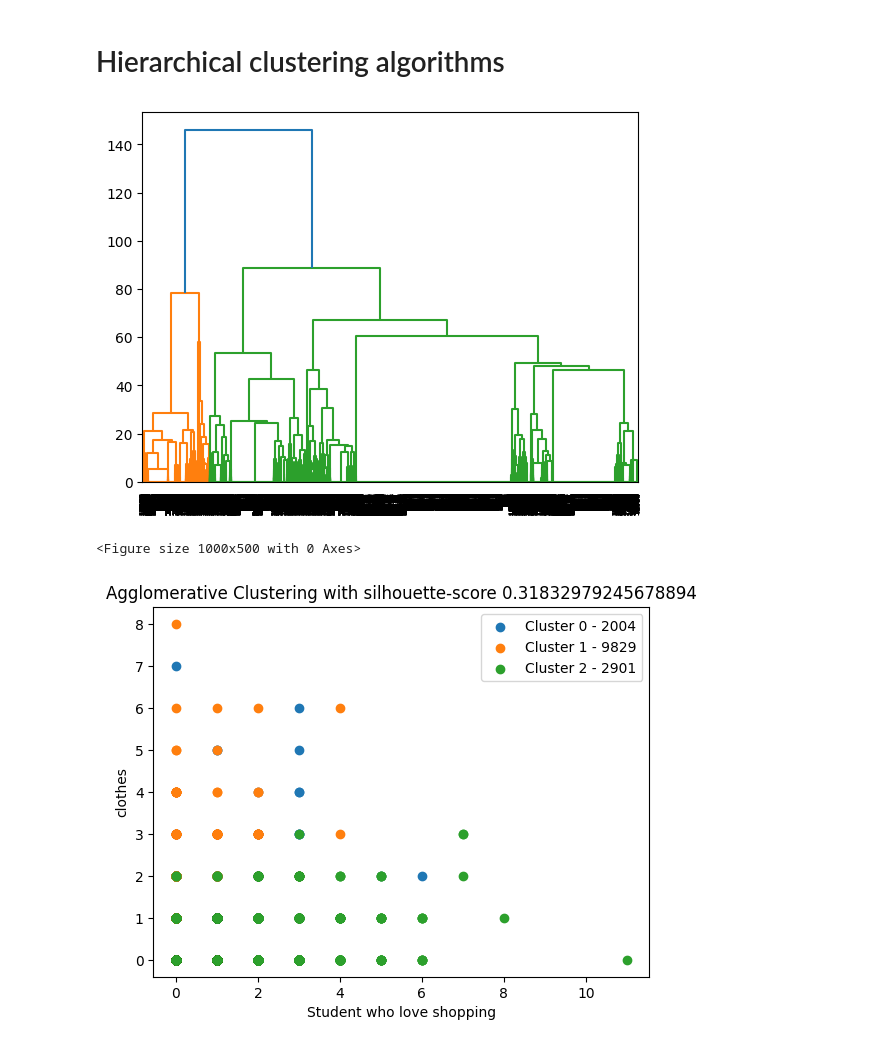
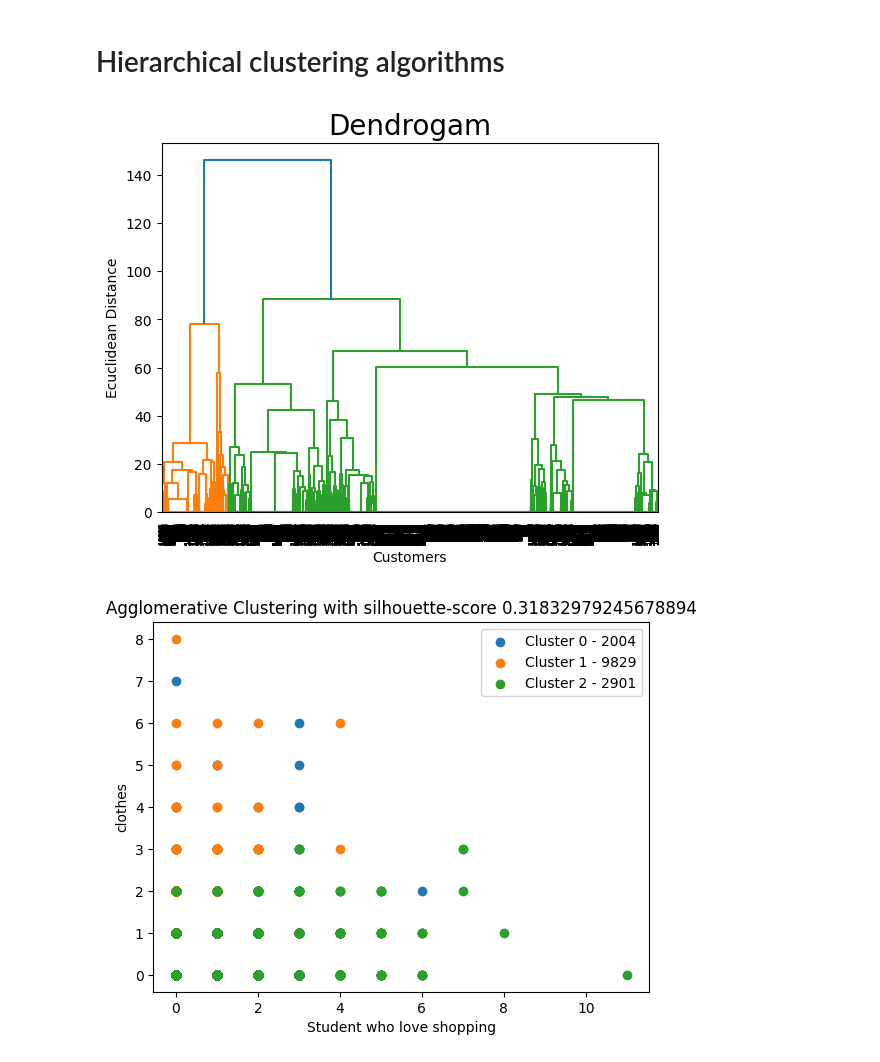
Before and after one commit to kundan2403/machine-learning, a Jupyter notebook: clustering.ipynb, the cells around one changed output. Drawn from its saved outputs; the diff is of its cells as text; code cells hidden in the pictures.

```diff
--- a/clustering.ipynb
+++ b/clustering.ipynb
@@ -261,7 +264,6 @@ from sklearn.preprocessing import StandardScaler
 from sklearn.cluster import AgglomerativeClustering, DBSCAN
 from scipy.cluster.hierarchy import dendrogram,linkage
 from sklearn.metrics import silhouette_score
-from scipy.cluster.hierarchy import dendrogram,linkage
 
 student_data = pd.read_csv("/content/data/students.csv")
 student_data = student_data.drop_duplicates()
@@ -281,42 +283,36 @@ def aggromative_clustering(X, cluster):
   cluster_labels = result.labels_
   return silhouette_score(X, y_pred), cluster_labels
 
 def print_dendo(X):
   scaler = StandardScaler()
   X_scaled = scaler.fit_transform(X)
   link_matrix = linkage(X, method='ward')
   dendrogram(link_matrix)
 
 
-
 n_clusters = 3
 score, cluster_labels = aggromative_clustering(lifestyle_features, 3)
 
 sys.setrecursionlimit(len(lifestyle_features))
 print_dendo(lifestyle_features)
-plt.figure(figsize=(10, 5))
-# plt.subplot(1, 5, 1)
-# plt.title('Hierarchical Clustering Dendrogram')
-# plt.xlabel('Sample Index')
-# plt.ylabel('Distance')
+plt.title('Dendrogam', fontsize = 20)
+plt.xlabel('Customers')
+plt.ylabel('Ecuclidean Distance')
 plt.show()
 
 # Add cluster labels to the dataframe
 student_data['Cluster'] = cluster_labels
-
-
-# # Plot each cluster's data
+# # # Plot each cluster's data
 for cluster in range(n_clusters):
     cluster_data = student_data[student_data['Cluster'] == cluster]
     plt.scatter(cluster_data['shopping'], cluster_data['clothes'], label=f'Cluster {cluster} - {len(cluster_data)}')
 
 plt.xlabel('Student who love shopping')
 plt.ylabel('clothes')
 plt.title(f'Agglomerative Clustering with silhouette-score {score}')
 plt.legend()
 plt.show()
 # Get cluster labels for each data point
 # %% [output]
-[figure, old version]
+[figure, new version]
-<Figure size 1000x500 with 0 Axes>
 [figure]
```
Also changed, not shown: parts of 4 cells of this notebook.
